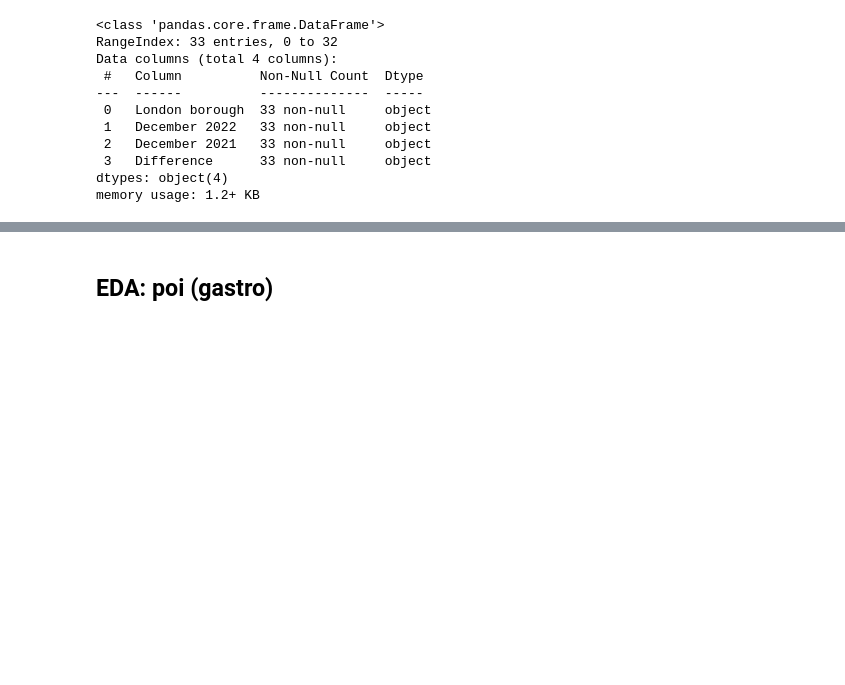
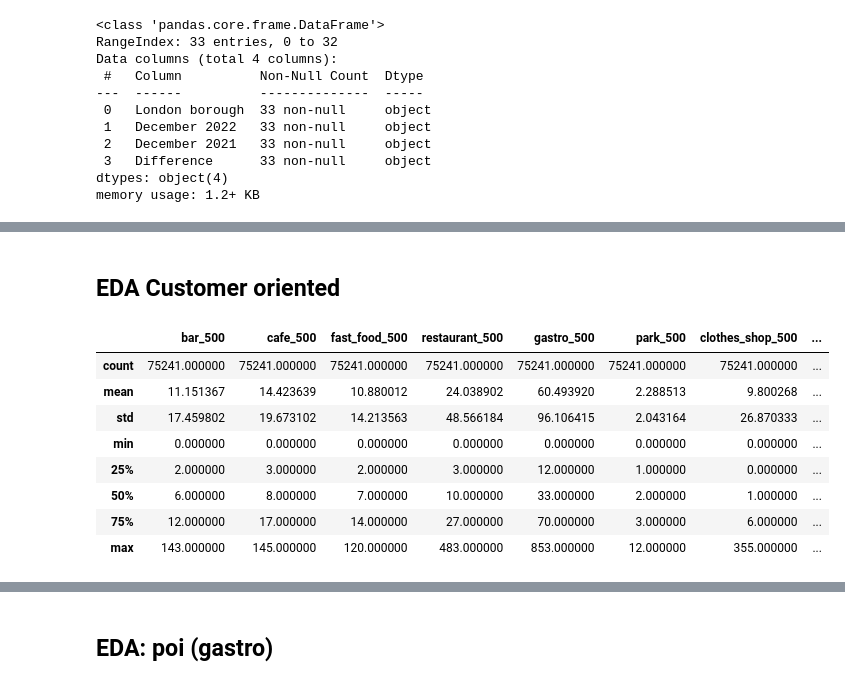
Before and after one commit to Jappler85/hh-23-1-airbnb, a Jupyter notebook: poi_27_04.ipynb, the cells around one changed output, grey strips where cells are left out. Saved outputs shown, nothing was run; the diff lists cells and outputs as text; code cells hidden in the pictures; blank space fills up the shorter version.

```diff
--- a/poi_27_04.ipynb
+++ b/poi_27_04.ipynb
@@ -1076,0 +1268,15 @@ poi.head(2)
+# %% [markdown]
+## EDA Customer oriented
+# %%
+poi[['bar_500','cafe_500', 'fast_food_500', 'restaurant_500', 'gastro_500','park_500',  'clothes_shop_500',
+        'attraction_500', 'gallery_500', 'museum_500', 'art_500','subway_entrance_500', 'subway_entrance_200']].describe()
+# %% [output]
+|  | bar_500 | cafe_500 | fast_food_500 | restaurant_500 | gastro_500 | park_500 | clothes_shop_500 | ... |
+| count | 75241.000000 | 75241.000000 | 75241.000000 | 75241.000000 | 75241.000000 | 75241.000000 | 75241.000000 | ... |
+| mean | 11.151367 | 14.423639 | 10.880012 | 24.038902 | 60.493920 | 2.288513 | 9.800268 | ... |
+| std | 17.459802 | 19.673102 | 14.213563 | 48.566184 | 96.106415 | 2.043164 | 26.870333 | ... |
+| min | 0.000000 | 0.000000 | 0.000000 | 0.000000 | 0.000000 | 0.000000 | 0.000000 | ... |
+| 25% | 2.000000 | 3.000000 | 2.000000 | 3.000000 | 12.000000 | 1.000000 | 0.000000 | ... |
+| 50% | 6.000000 | 8.000000 | 7.000000 | 10.000000 | 33.000000 | 2.000000 | 1.000000 | ... |
+| 75% | 12.000000 | 17.000000 | 14.000000 | 27.000000 | 70.000000 | 3.000000 | 6.000000 | ... |
+| max | 143.000000 | 145.000000 | 120.000000 | 483.000000 | 853.000000 | 12.000000 | 355.000000 | ... |
```
Also changed, not shown: parts of 37 cells of this notebook.
